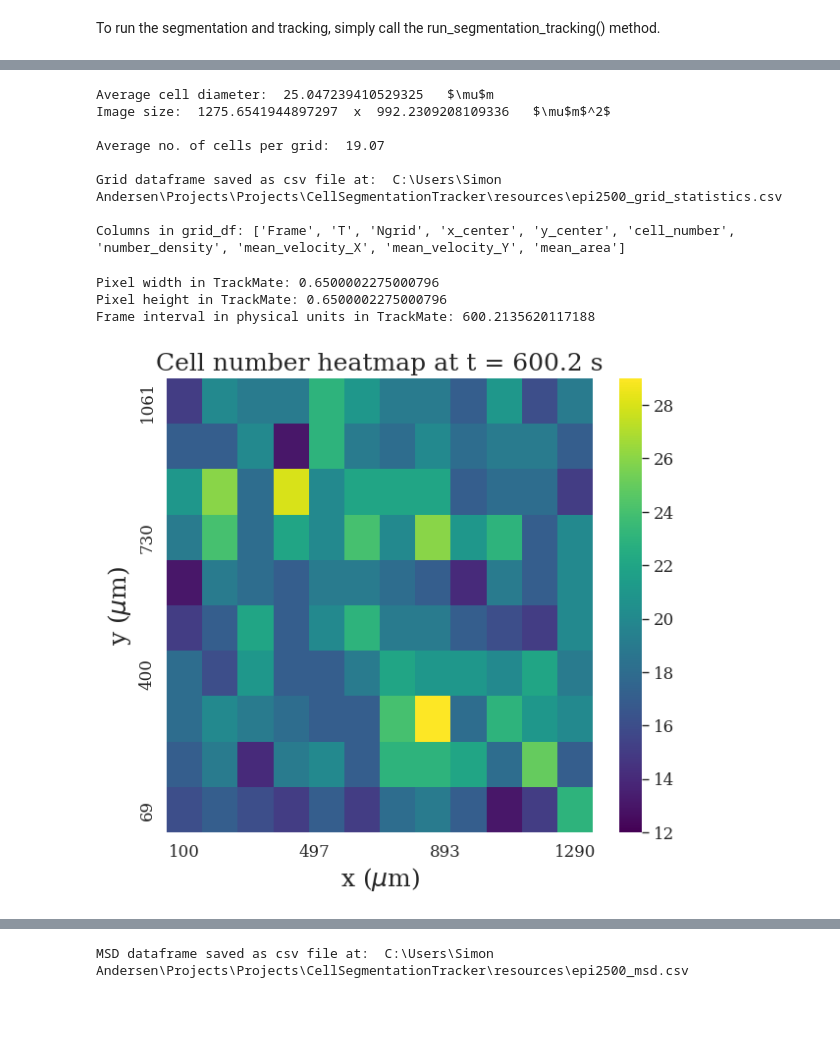
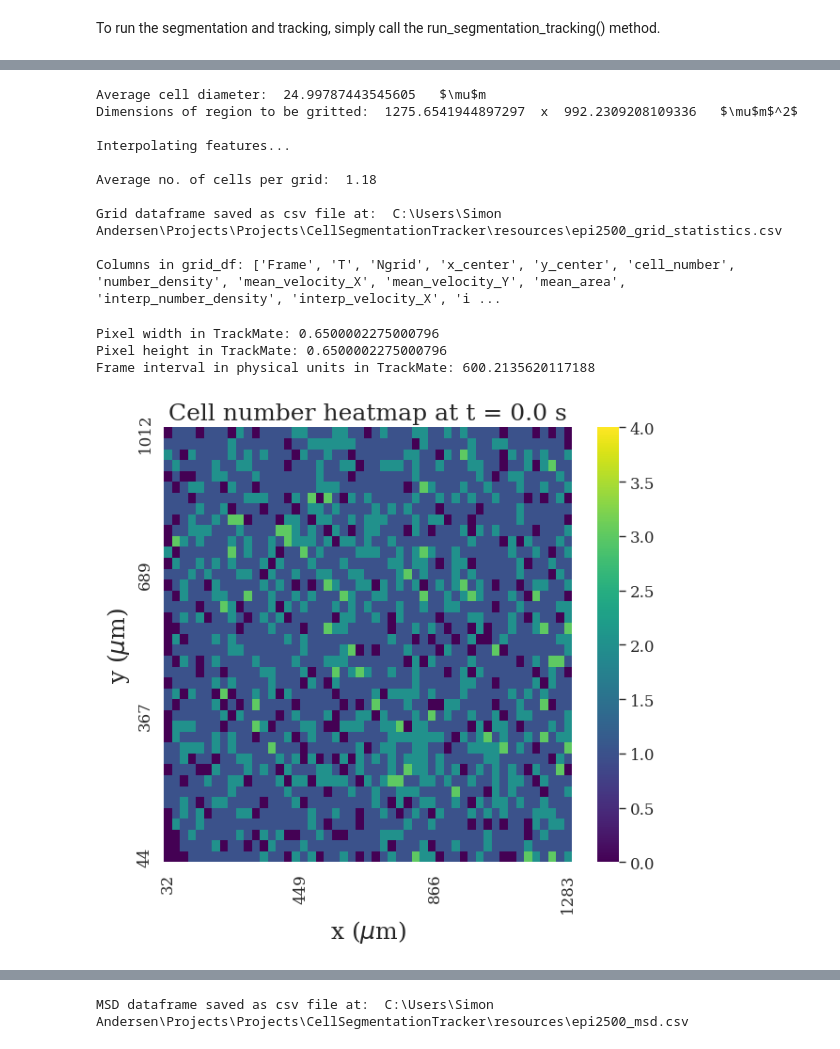
Before and after one commit to simonguld/CellSegmentationTracker, a Jupyter notebook: example_notebook.ipynb, the cells around one changed output, grey strips where cells are left out. Drawn from its saved outputs; the diff is of its cells as text; code cells hidden in the pictures; blank space fills up the shorter version.

```diff
--- a/example_notebook.ipynb
+++ b/example_notebook.ipynb
@@ -242,67 +246,96 @@ cst.plot_feature_over_time('Radius', feature_unit = r'$\mu$m')
 # 'cell_number' (no. of cells per grid), 'number_density', 'mean_velocity_X', 'mean_velocity_Y' are
 # automatically included, and you can choose to include any additional spot features.
 
+# If you want to only consider a subset of the image, you can provide boundaries.
+# If None, the entire image will be considered.
+xmin, xmax = 300, 1100 # in physical units
+ymin, ymax = 300, 1000 # in physical units
+grid_boundaries = [(xmin, xmax), (ymin, ymax)]
+# we will not provide any boundaries for this example
+grid_boundaries = None
+
 # Ngrid is number of grid squares in the smallest dimension. \
 #The number of grid squares in the other dimension is determined by the aspect ratio of
 #the image, with the restriction that the grid squares are square.
 #If None, Ngrid is set to be the ratio between the smallest
 # spatial dimension and twice the average cell diameter, yielding roughly
 #4 cells per grid square.
-Ngrid = 10
+Ngrid = 40
+
 # Choose any additional spot features to include in the grid statistics
 include_features = ['Area',]
 
-name = None
+# If you want to interpolate any missing grid values, set interpolate_features to True.
+interpolate_features = True
+
+# If you want to interpolate the grid values, you must provide an interpolation method.
+# Default is 'cubic', but you can also choose 'linear' or 'nearest'
+interpolation_method = 'cubic'
+
 # Decide whether to save csv. It will be named after the image name if provided,
 # otherwise as CellSegmentationTracker_grid_stats.csv. It will be saved in the
 # output folder, if provided, otherwise in the image folder.
+save_csv = True
 
-grid_df = cst.calculate_grid_statistics(Ngrid = Ngrid, include_features=include_features, \
-    save_csv=True, name = name)
+# If you want to save the grid statistics as a mat (MATLAB) file, set save_mat_file to True
+save_mat_file = False
+
+# Set whether to save mat file with x increasing from left to right. If false,
+# x increases from top to bottom
+x_increase_left_to_right = True
+
+# If you want to provide a custom name for the csv file, you can do so by setting
+name = None
+
+grid_df = cst.calculate_grid_statistics(grid_boundaries = grid_boundaries, Ngrid = Ngrid, include_features=include_features, \
+    interpolate_features = interpolate_features, interpolation_method=interpolation_method,\
+        save_csv=save_csv, save_mat_file=save_mat_file, x_increases_left_to_right = x_increase_left_to_right, name = name)
 
 print("\nColumns in grid_df:" , list(grid_df.columns))
 # %% [output]
-Average cell diameter:  25.047239410529325   $\mu$m
-Image size:  1275.6541944897297  x  992.2309208109336   $\mu$m$^2$
+Average cell diameter:  24.99787443545605   $\mu$m
+Dimensions of region to be gritted:  1275.6541944897297  x  992.2309208109336   $\mu$m$^2$
 
-Average no. of cells per grid:  19.07
+Interpolating features...
+
+Average no. of cells per grid:  1.18
 
 Grid dataframe saved as csv file at:  C:\Users\Simon Andersen\Projects\Projects\CellSegmentationTracker\resources\epi2500_grid_statistics.csv
 
-Columns in grid_df: ['Frame', 'T', 'Ngrid', 'x_center', 'y_center', 'cell_number', 'number_density', 'mean_velocity_X', 'mean_velocity_Y', 'mean_area']
+Columns in grid_df: ['Frame', 'T', 'Ngrid', 'x_center', 'y_center', 'cell_number', 'number_density', 'mean_velocity_X', 'mean_velocity_Y', 'mean_area', 'interp_number_density', 'interp_velocity_X', 'i ...
 # %%
 ## Now that we have calculated the grid statistics, we can plot them.
 # To plot scalar fields, call the visualize_grid_statistics() method.
 
 # Choose which feature to plot. If None, number_density will be plotted
 # NB: If you choose another feature than number_density, you must have
 # included it in the grid statistics calculation
 feature = 'cell_number'
 
 # Set the unit of the feature
 feature_unit = None
 
 # Choose which frames to plot. If [0,0], all frames will be plotted
-frame_range = [1,2] # left inclusive, right exclusive
+frame_range = [0,1] # left inclusive, right exclusive
 
 # Choose whether to calculate the average over the entire frame range
 calculate_average = False
 
 # Choose whether to animate the plot (doesn't work in jupyter notebook)
 animate = False
 # Choose the frame interval for the animation)
 frame_interval = 800
 # Choose whether to show the plot
 show = True
 
 cst.visualize_grid_statistics(feature = feature, feature_unit = feature_unit,  frame_range = frame_range, \
     calculate_average = calculate_average, animate = animate, \
     frame_interval = frame_interval, show = show)
 # %% [output]
 Pixel width in TrackMate: 0.6500002275000796
 Pixel height in TrackMate: 0.6500002275000796
 Frame interval in physical units in TrackMate: 600.2135620117188
-[figure, old version]
+[figure, new version]
 # %%
 # Finally, to plot the velocity flow field or streamlines,
 # call the plot_velocity_field() method.
```
Also changed, not shown: parts of 10 cells of this notebook, 36 other files.
